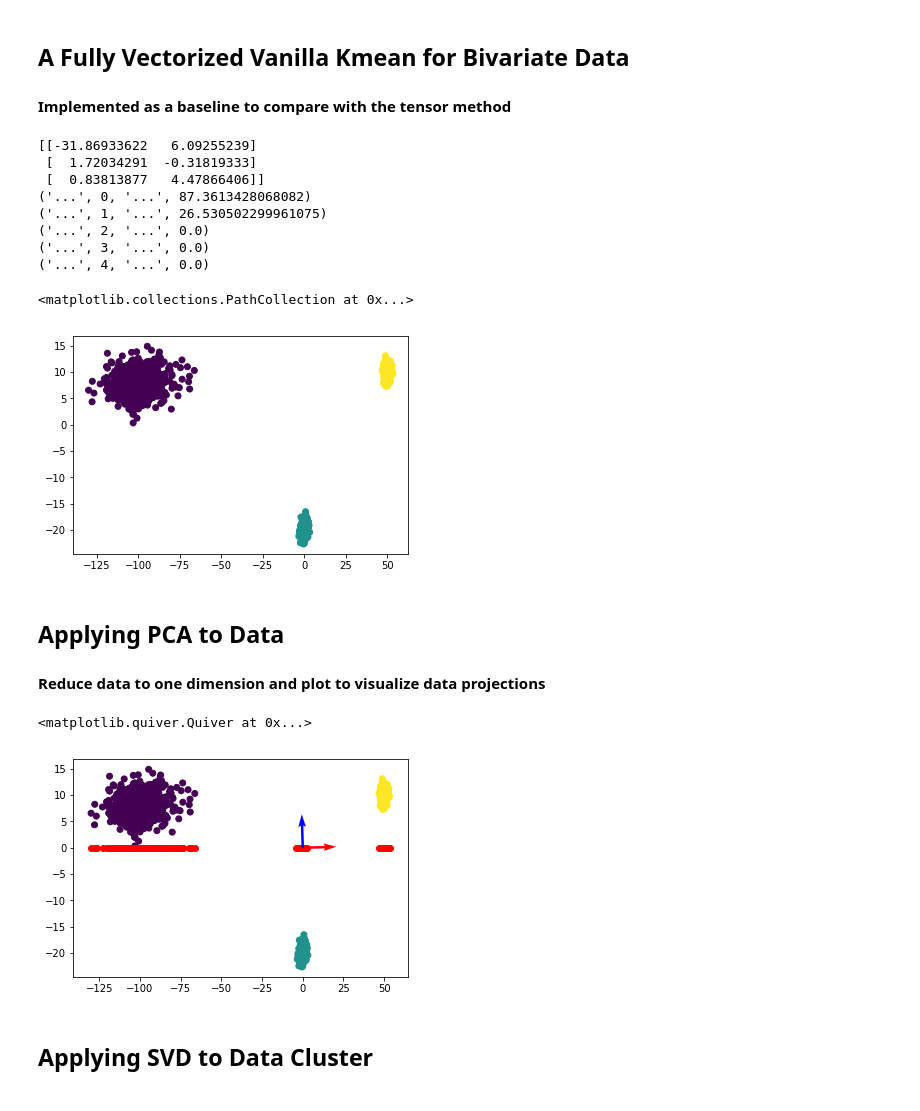
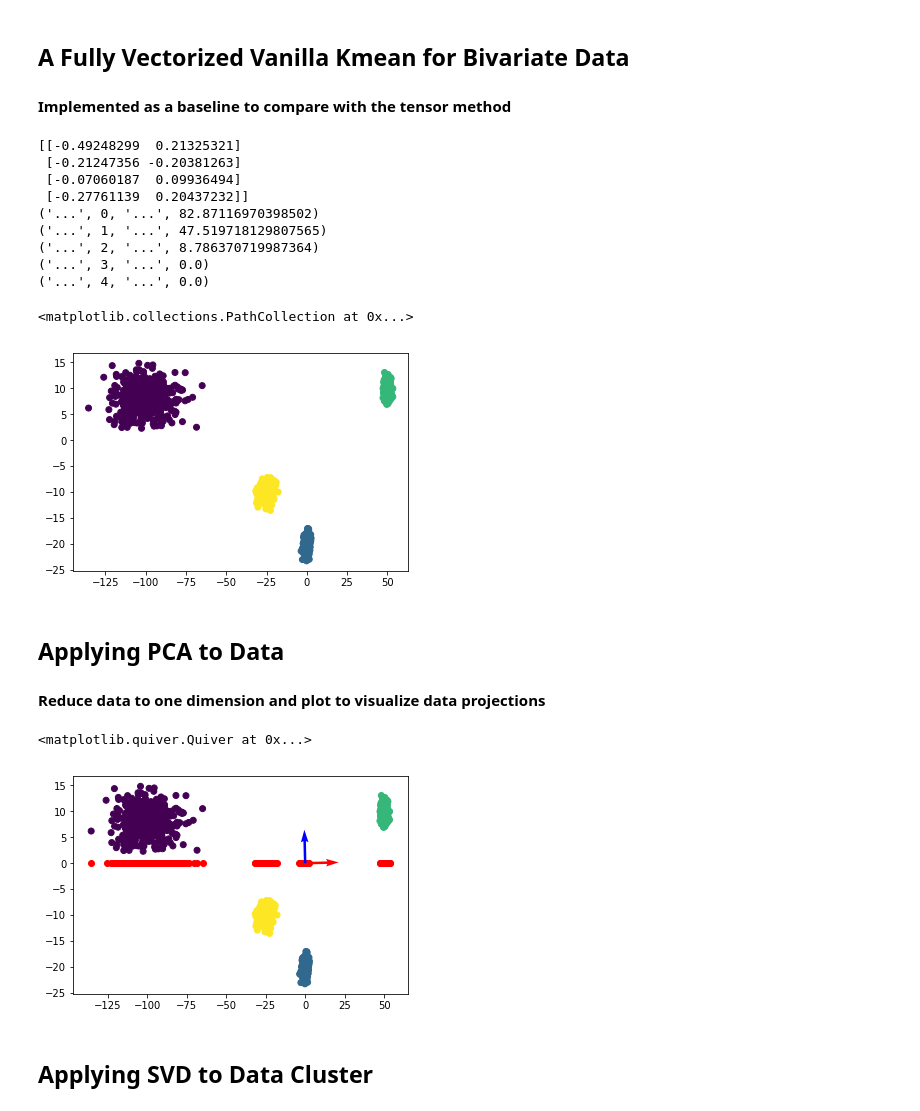
Before and after one commit to brianFruit/tensordecompositionclustering, a Jupyter notebook: cluster_by_tensor_decomposition.ipynb, the cells around one changed output. Saved outputs shown, nothing was run; the diff lists cells and outputs as text; code cells hidden in the pictures.

```diff
--- a/cluster_by_tensor_decomposition.ipynb
+++ b/cluster_by_tensor_decomposition.ipynb
@@ -13,7 +14,10 @@ g2 = np.random.multivariate_normal(mean2, cov2, 500)
 mean3 = [-100, 8]
 cov3 = [[100,1.5],[1,6]]
 g3 = np.random.multivariate_normal(mean3, cov3, 500)
-data = np.vstack((np.vstack((g1, g2)), g3))
+mean4 = [-25, -10]
+cov4 = [[5,0.5], [0,1]]
+g4 = np.random.multivariate_normal(mean4, cov4, 500)
+data = np.vstack((np.vstack((np.vstack((g1, g2)), g3)), g4))
 plt.scatter(data[:,0], data[:,1])
 # %% [output]
 <matplotlib.collections.PathCollection at 0x...>
@@ -23,49 +27,48 @@ plt.scatter(data[:,0], data[:,1])
 #### Implemented as a baseline to compare with the tensor method
 # %%
 def bivariate_kmean(k, data, tolerance, iteration):
-    m = data.mean(axis=0)
-    s = data.std(axis=0)
-    means = (np.random.rand(k, 2) - 0.5) * [m - s, m, m + s]
+    means = (np.random.rand(k, 2) - 0.5)
     print means
     tol = float('inf')
     count = 0
     while (tol > tolerance and count < iteration) or count < 5:
         assignments = np.power(np.power(data - means[:,None], 2).sum(axis=2), 0.5).argmin(axis=0)
         mask = assignments == np.linspace(0,k-1,k)[:,None]
-        new_means = (data * mask[...,None]).sum(axis=1) / mask.sum(axis=1)[...,None]
+        new_means = (data * mask[...,None]).sum(axis=1) / (mask.sum(axis=1)[...,None] + 0.0001)
         tol = (((means - new_means)**2).sum())**.5
         means = new_means
         print ("...", count, "...", tol)
         count += 1
     return means, assignments
 
-k = 3
-means, assigments = bivariate_kmean(k, data, 0.0001, 100)
+k = 4
+means, assigments = bivariate_kmean(k, data, 0.000001, 100)
 plt.scatter(data[:,0], data[:,1], c=assigments)
 # %% [output]
-[[-31.86933622   6.09255239]
- [  1.72034291  -0.31819333]
- [  0.83813877   4.47866406]]
-('...', 0, '...', 87.3613428068082)
-('...', 1, '...', 26.530502299961075)
-('...', 2, '...', 0.0)
+[[-0.49248299  0.21325321]
+ [-0.21247356 -0.20381263]
+ [-0.07060187  0.09936494]
+ [-0.27761139  0.20437232]]
+('...', 0, '...', 82.87116970398502)
+('...', 1, '...', 47.519718129807565)
+('...', 2, '...', 8.786370719987364)
 ('...', 3, '...', 0.0)
 ('...', 4, '...', 0.0)
 <matplotlib.collections.PathCollection at 0x...>
-[figure, old version]
+[figure, new version]
 # %% [markdown]
 ## Applying PCA to Data
 #### Reduce data to one dimension and plot to visualize data projections
 # %%
 cov = np.cov(data.T)
 w, v = np.linalg.eig(cov)
 transformed_data = np.dot(data, v[0])
 
 plt.scatter(data[:,0], data[:,1], c=assigments)
-plt.scatter(transformed_data, [0]*1500, color='r')
+plt.scatter(transformed_data, [0]*data.shape[0], color='r')
 plt.quiver([0,0], [0,0], v[:,0], v[:,1], color=['red','blue'], scale=10)
 # %% [output]
 <matplotlib.quiver.Quiver at 0x...>
-[figure, old version]
+[figure, new version]
 # %% [markdown]
 ## Applying SVD to Data Cluster
```
Also changed, not shown: parts of 5 cells of this notebook.
